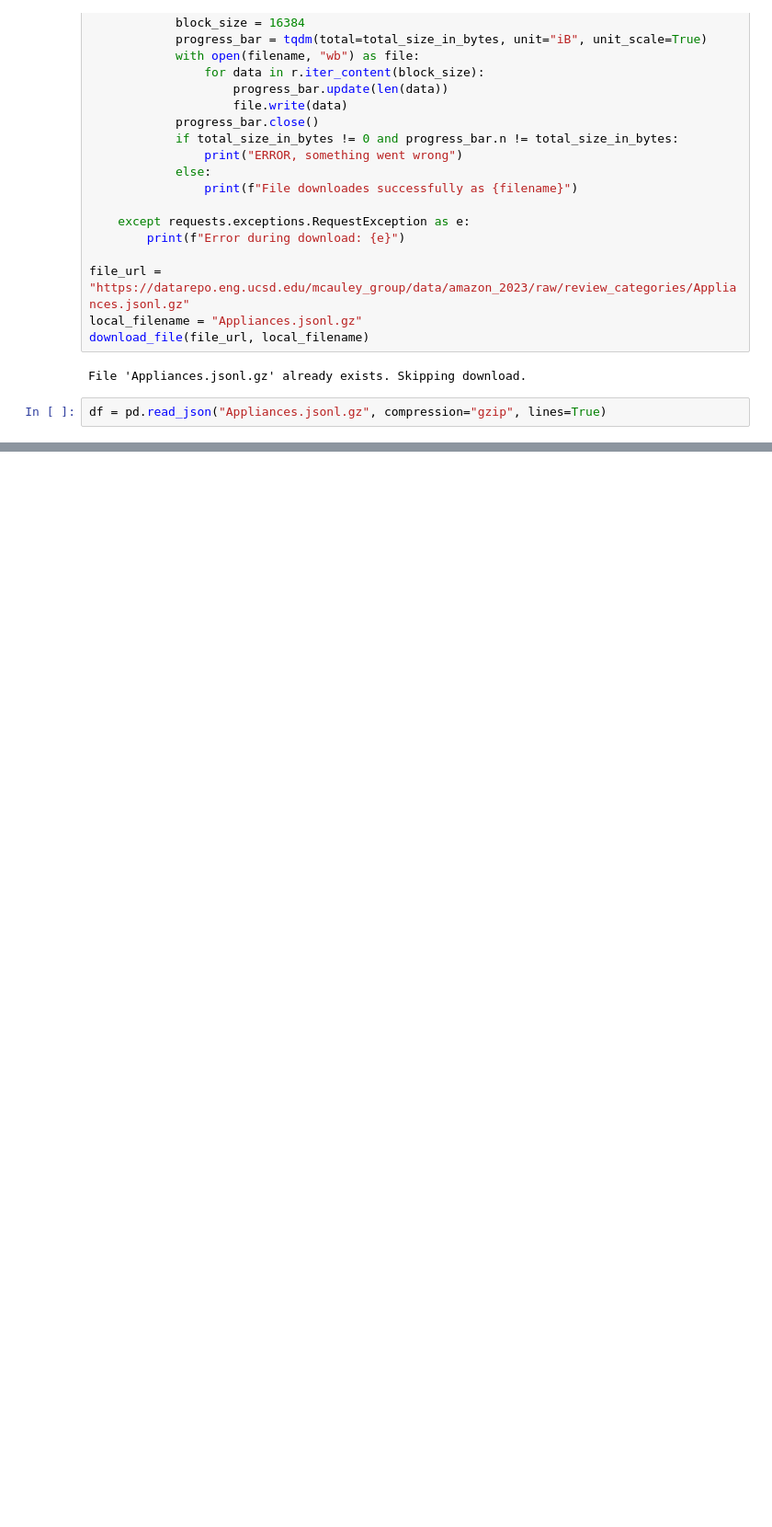
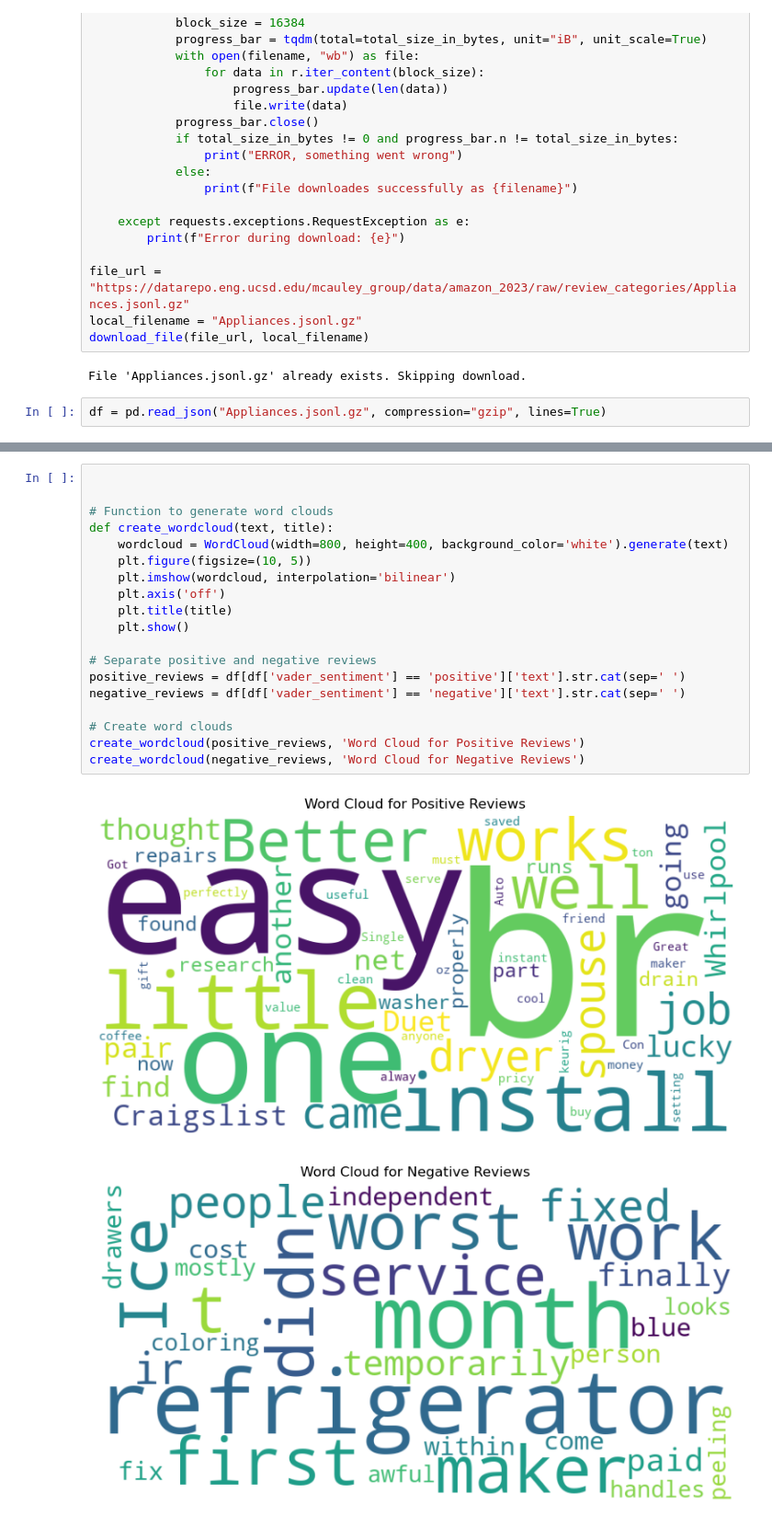
Before and after one commit to FreyaKassie16/NLP-Mini-Project, a Jupyter notebook: main.ipynb, the cells around one changed output, grey strips where cells are left out. Shown at 92% size. Saved outputs shown, nothing was run; the diff lists cells and outputs as text; blank space fills up the shorter version.

```diff
--- a/main.ipynb
+++ b/main.ipynb
@@ -186,0 +117,22 @@ for m, cv in zip(x, coherence_values):
+# %%
+
+
+# Function to generate word clouds
+def create_wordcloud(text, title):
+    wordcloud = WordCloud(width=800, height=400, background_color='white').generate(text)
+    plt.figure(figsize=(10, 5))
+    plt.imshow(wordcloud, interpolation='bilinear')
+    plt.axis('off')
+    plt.title(title)
+    plt.show()
+
+# Separate positive and negative reviews
+positive_reviews = df[df['vader_sentiment'] == 'positive']['text'].str.cat(sep=' ')
+negative_reviews = df[df['vader_sentiment'] == 'negative']['text'].str.cat(sep=' ')
+
+# Create word clouds
+create_wordcloud(positive_reviews, 'Word Cloud for Positive Reviews')
+create_wordcloud(negative_reviews, 'Word Cloud for Negative Reviews')
+# %% [output]
+[figure, added]
+[figure, added]
```
Also changed, not shown: parts of 15 cells of this notebook.
